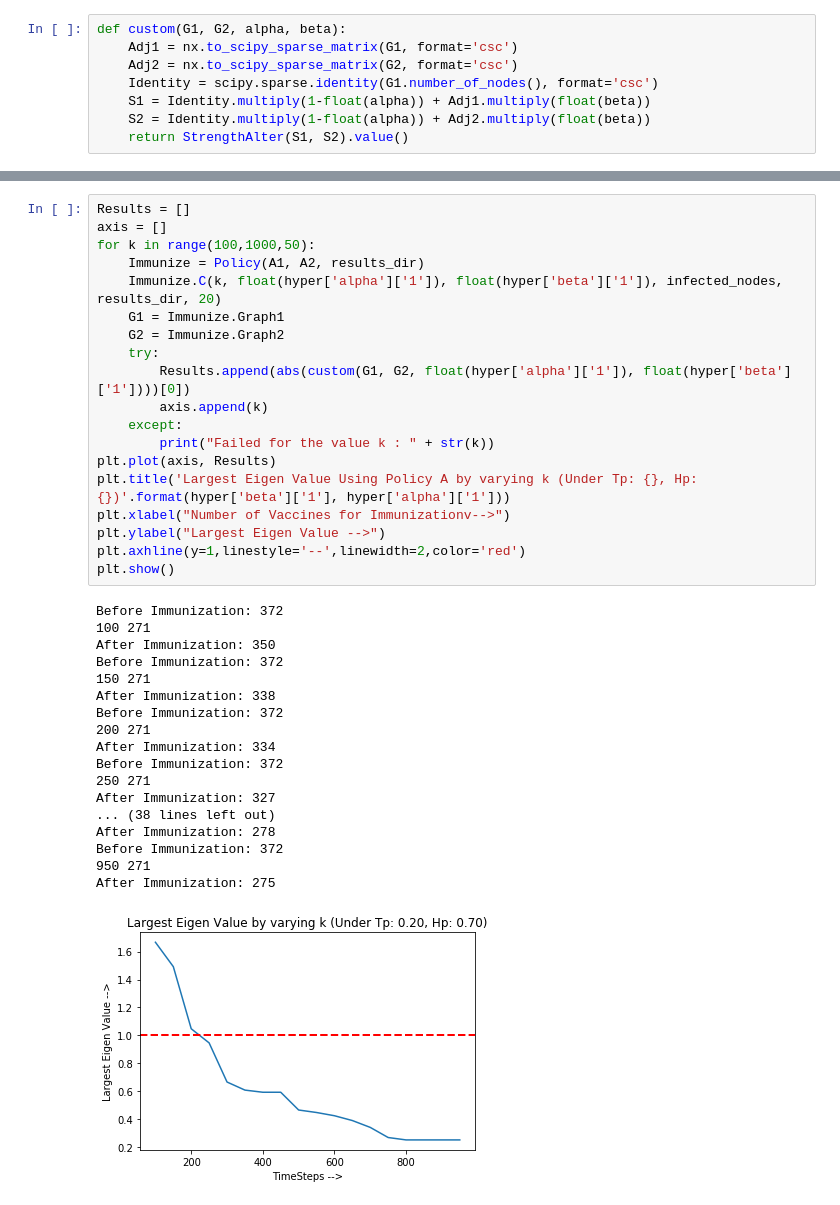
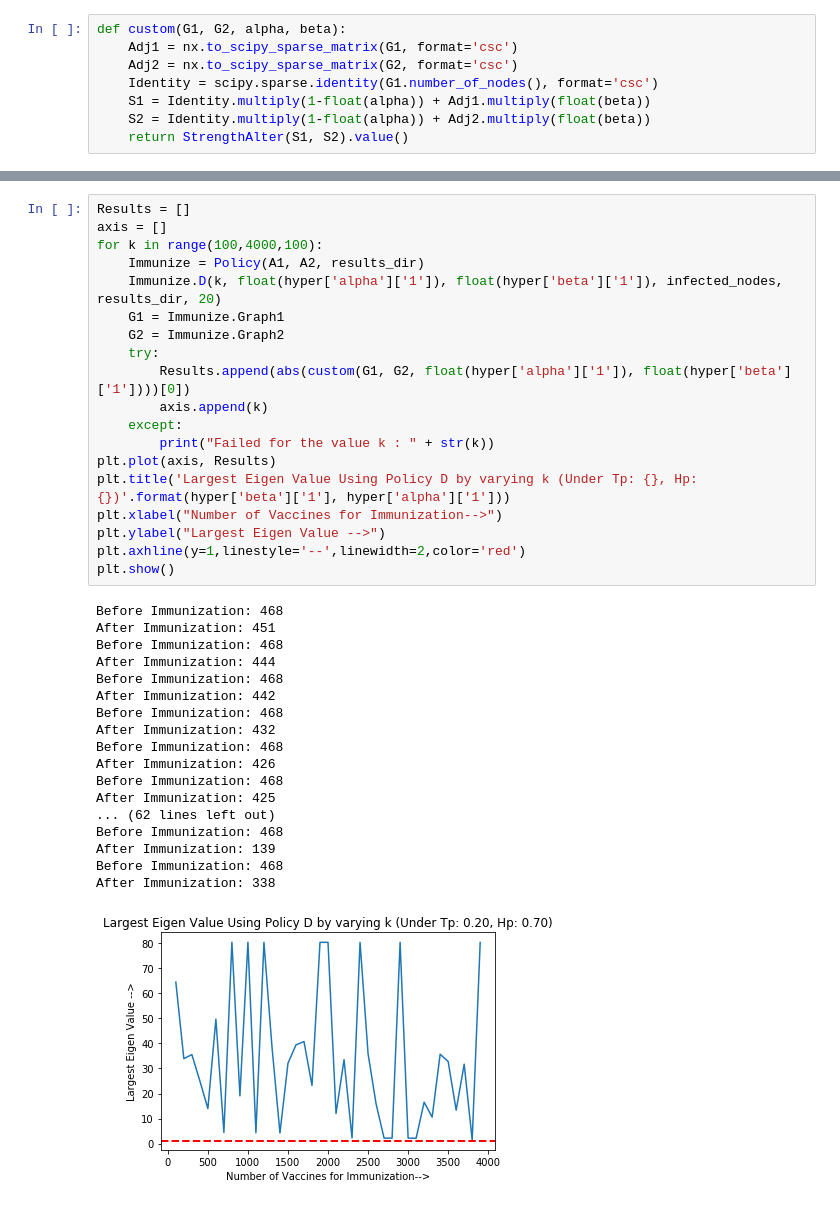
Before and after one commit to VivekReddy98/Virus_Propagation, a Jupyter notebook: Virus_Propagation.ipynb, the cells around one changed output, grey strips where cells are left out. Drawn from its saved outputs; the diff is of its cells as text.

```diff
--- a/Virus_Propagation.ipynb
+++ b/Virus_Propagation.ipynb
@@ -188,41 +203,41 @@ infected_nodes = Simulate.start(100, float(hyper['alpha']['1']), float(hyper['be
 # %%
 Results = []
 axis = []
-for k in range(100,1000,50):
+for k in range(100,4000,100):
     Immunize = Policy(A1, A2, results_dir)
-    Immunize.C(k, float(hyper['alpha']['1']), float(hyper['beta']['1']), infected_nodes, results_dir, 20)
+    Immunize.D(k, float(hyper['alpha']['1']), float(hyper['beta']['1']), infected_nodes, results_dir, 20)
     G1 = Immunize.Graph1
     G2 = Immunize.Graph2
     try:
         Results.append(abs(custom(G1, G2, float(hyper['alpha']['1']), float(hyper['beta']['1'])))[0])
         axis.append(k)
     except:
         print("Failed for the value k : " + str(k))
 plt.plot(axis, Results)
-plt.title('Largest Eigen Value Using Policy A by varying k (Under Tp: {}, Hp: {})'.format(hyper['beta']['1'], hyper['alpha']['1']))
-plt.xlabel("Number of Vaccines for Immunizationv-->")
+plt.title('Largest Eigen Value Using Policy D by varying k (Under Tp: {}, Hp: {})'.format(hyper['beta']['1'], hyper['alpha']['1']))
+plt.xlabel("Number of Vaccines for Immunization-->")
 plt.ylabel("Largest Eigen Value -->")
 plt.axhline(y=1,linestyle='--',linewidth=2,color='red')
 plt.show()
 # %% [output]
-Before Immunization: 372
-100 271
-After Immunization: 350
-Before Immunization: 372
-150 271
+Before Immunization: 468
+After Immunization: 451
+Before Immunization: 468
+After Immunization: 444
+Before Immunization: 468
+After Immunization: 442
+Before Immunization: 468
+After Immunization: 432
+Before Immunization: 468
+After Immunization: 426
+Before Immunization: 468
+After Immunization: 425
+... (62 lines left out)
+Before Immunization: 468
+After Immunization: 139
+Before Immunization: 468
 After Immunization: 338
-Before Immunization: 372
-200 271
-After Immunization: 334
-Before Immunization: 372
-250 271
-After Immunization: 327
-... (38 lines left out)
-After Immunization: 278
-Before Immunization: 372
-950 271
-After Immunization: 275
-[figure, old version]
+[figure, new version]
 # %%
 print(Results)
 # %% [output]
```
Also changed, not shown: parts of 5 cells of this notebook, 6 other files.
